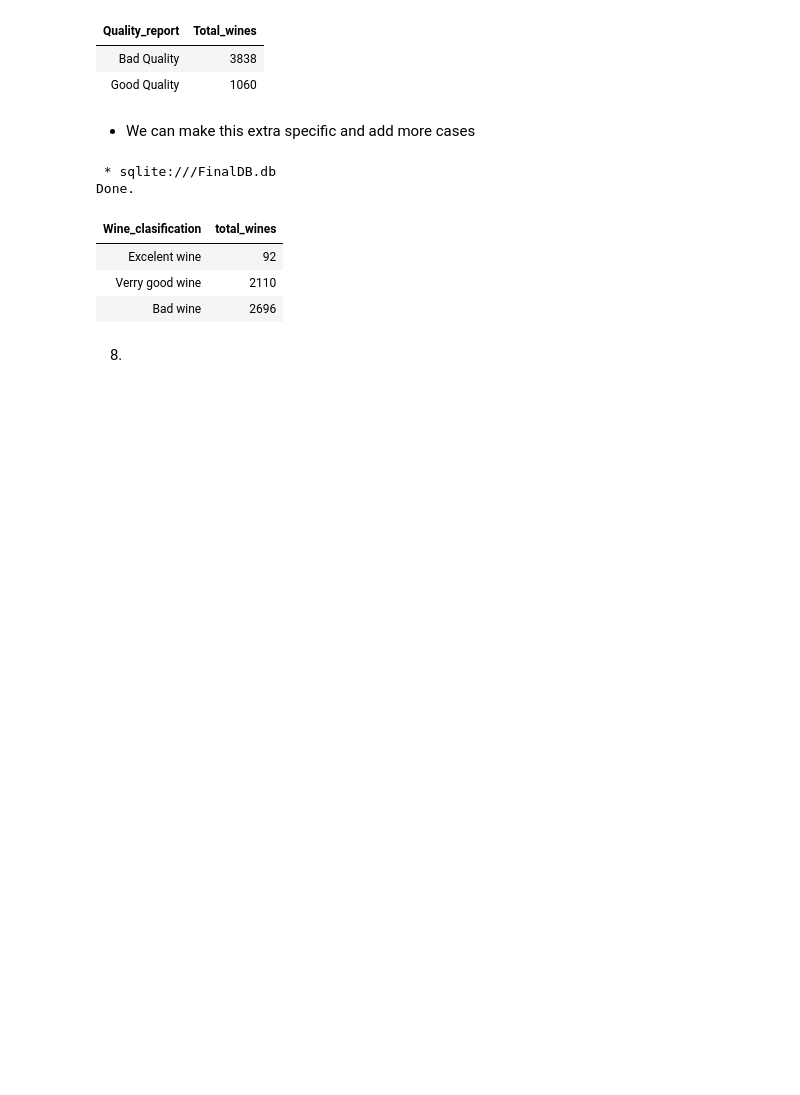
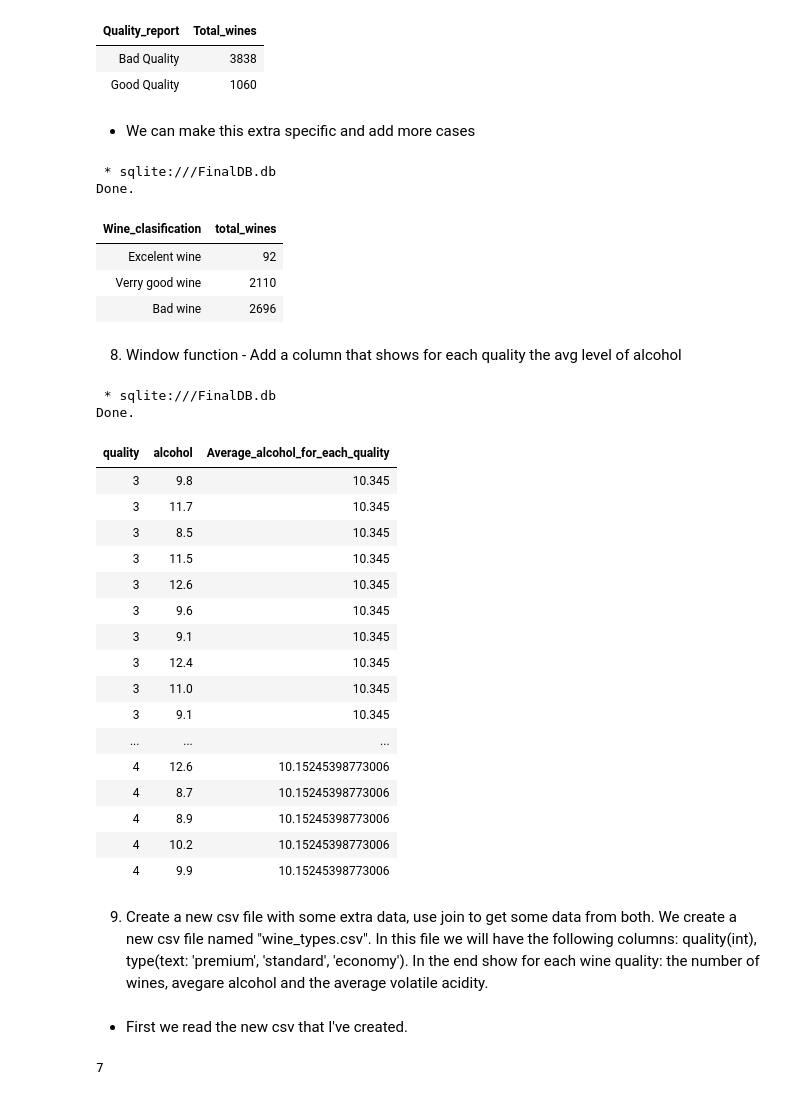
Before and after one commit to CalinP1/SQL_sandbox, a Jupyter notebook: project.ipynb, the cells around one changed output. Saved outputs shown, nothing was run; the diff lists cells and outputs as text; code cells hidden in the pictures; blank space fills up the shorter version.

Commit message:
created a new csv file, join, export using pandas into a new csv file

```diff
--- a/project.ipynb
+++ b/project.ipynb
@@ -264,4 +264,38 @@ Done.
 | Verry good wine | 2110 |
 | Bad wine | 2696 |
 # %% [markdown]
-8)
+8) Window function - Add a column that shows for each quality the avg level of alcohol
+# %%
+%%sql
+SELECT quality, alcohol, AVG(alcohol) OVER(PARTITION BY quality) as Average_alcohol_for_each_quality
+from white_wine
+LIMIT 30
+# %% [output]
+ * sqlite:///FinalDB.db
+Done.
+| quality | alcohol | Average_alcohol_for_each_quality |
+| 3 | 9.8 | 10.345 |
+| 3 | 11.7 | 10.345 |
+| 3 | 8.5 | 10.345 |
+| 3 | 11.5 | 10.345 |
+| 3 | 12.6 | 10.345 |
+| 3 | 9.6 | 10.345 |
+| 3 | 9.1 | 10.345 |
+| 3 | 12.4 | 10.345 |
+| 3 | 11.0 | 10.345 |
+| 3 | 9.1 | 10.345 |
+| ... | ... | ... |
+| 4 | 12.6 | 10.15245398773006 |
+| 4 | 8.7 | 10.15245398773006 |
+| 4 | 8.9 | 10.15245398773006 |
+| 4 | 10.2 | 10.15245398773006 |
+| 4 | 9.9 | 10.15245398773006 |
+# %% [markdown]
+9) Create a new csv file with some extra data, use join to get some data from both. We create a new csv file named "wine_types.csv". In this file we will have the following columns: quality(int), type(text: 'premium', 'standard', 'economy'). In the end show for each wine quality: the number of wines, avegare alcohol and the average volatile acidity.
+# %% [markdown]
+ - First we read the new csv that I've created.
+# %%
+df = pd.read_csv("wine_types.csv")
+df.to_sql("wine_types", con, if_exists='replace', index=False)
+# %% [output]
+7
```
Also changed, not shown: parts of 5 cells of this notebook, 3 other files.
